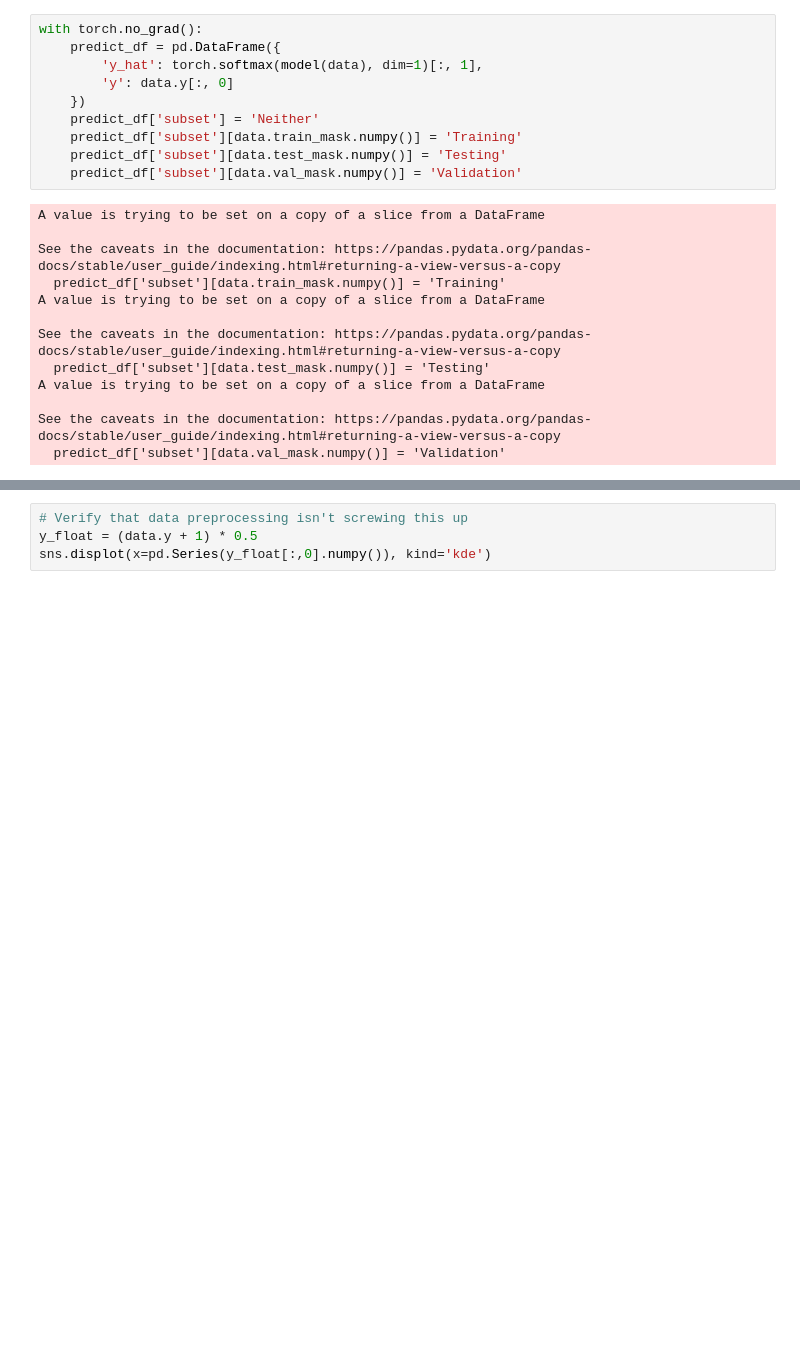
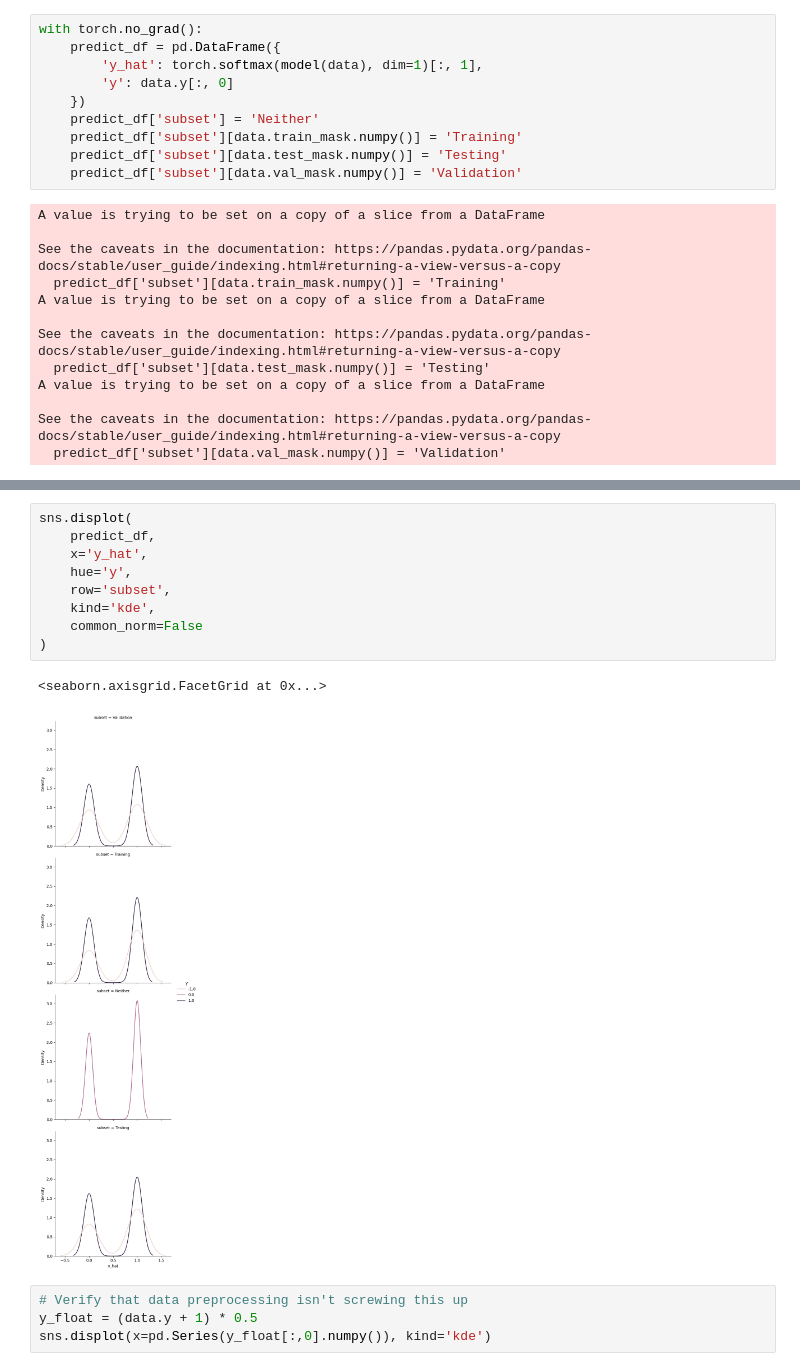
Before and after one commit to Craven-Biostat-Lab/morphology-prediction, a Jupyter notebook: gnn/results/first.ipynb, the cells around one changed output, grey strips where cells are left out. Saved outputs shown, nothing was run; the diff lists cells and outputs as text; blank space fills up the shorter version.

```diff
--- a/gnn/results/first.ipynb
+++ b/gnn/results/first.ipynb
@@ -133,3 +133,15 @@ sns.catplot(predict_df, x='y', y='y_hat', hue='subset', kind='box')
+# %%
+sns.displot(
+    predict_df,
+    x='y_hat',
+    hue='y',
+    row='subset',
+    kind='kde',
+    common_norm=False
+)
+# %% [output]
+<seaborn.axisgrid.FacetGrid at 0x...>
+[figure, added]
 # %%
 # Verify that data preprocessing isn't screwing this up
 y_float = (data.y + 1) * 0.5
```
Also changed, not shown: parts of 11 cells of this notebook.
